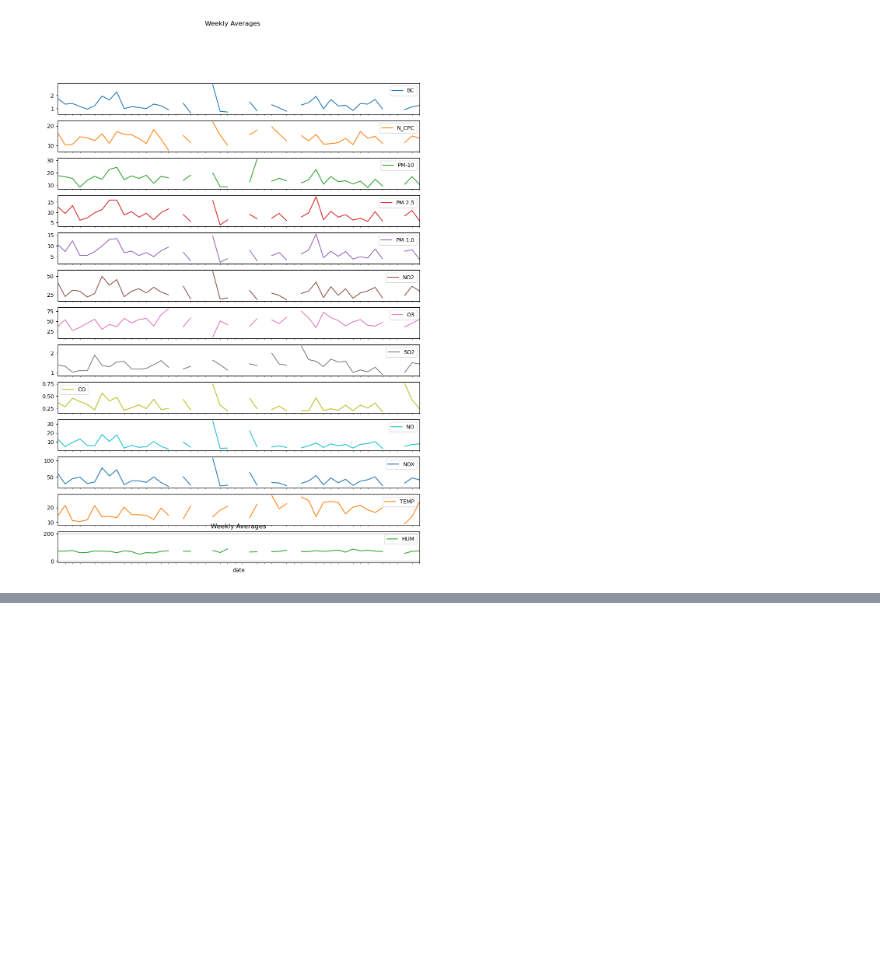
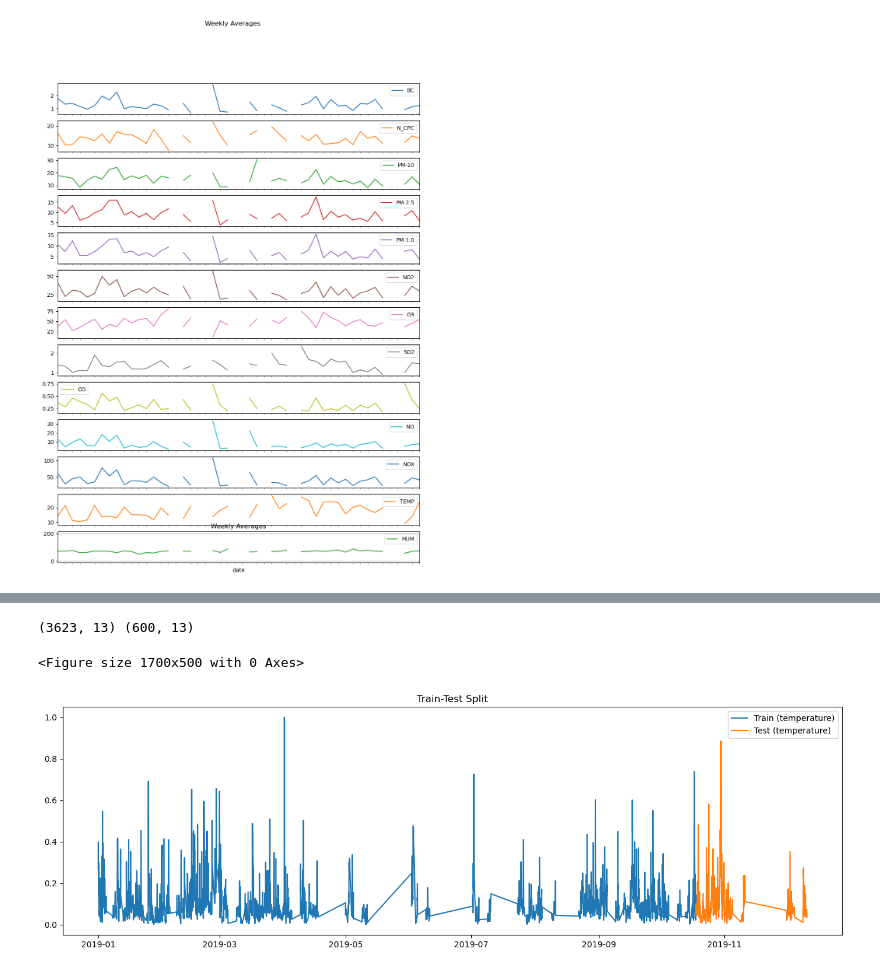
Before and after one commit to M3lo00/TOML_Homeworks, a Jupyter notebook: Homework3-4/data_exploration.ipynb, the cells around one changed output, grey strips where cells are left out. Drawn from its saved outputs; the diff is of its cells as text; code cells hidden in the pictures; blank space fills up the shorter version.

```diff
--- a/Homework3-4/data_exploration.ipynb
+++ b/Homework3-4/data_exploration.ipynb
@@ -135,0 +144,25 @@ plt.show()
+# %%
+test_size = 600
+X_train_raw = data.iloc[:-test_size]
+# y_train_raw = y.iloc[:-test_size]
+X_test_raw = data.iloc[-test_size:]
+# y_test_raw = y.iloc[-test_size:]
+print(X_train_raw.shape, X_test_raw.shape)
+
+# Normalize both features and labels
+X_min = X_train_raw.min()
+X_max = X_train_raw.max()
+
+X_train_raw = (X_train_raw-X_min)/(X_max-X_min)
+X_test_raw = (X_test_raw-X_min)/(X_max-X_min)
+
+plt.figure(figsize=(17,5))
+plt.plot(X_train_raw.BC, label='Train (temperature)')
+plt.plot(X_test_raw.BC, label='Test (temperature)')
+plt.title('Train-Test Split')
+plt.legend()
+plt.show()
+# %% [output]
+(3623, 13) (600, 13)
+<Figure size 1700x500 with 0 Axes>
+[figure, added]
```
Also changed, not shown: parts of 2 cells of this notebook, 2 other files.
